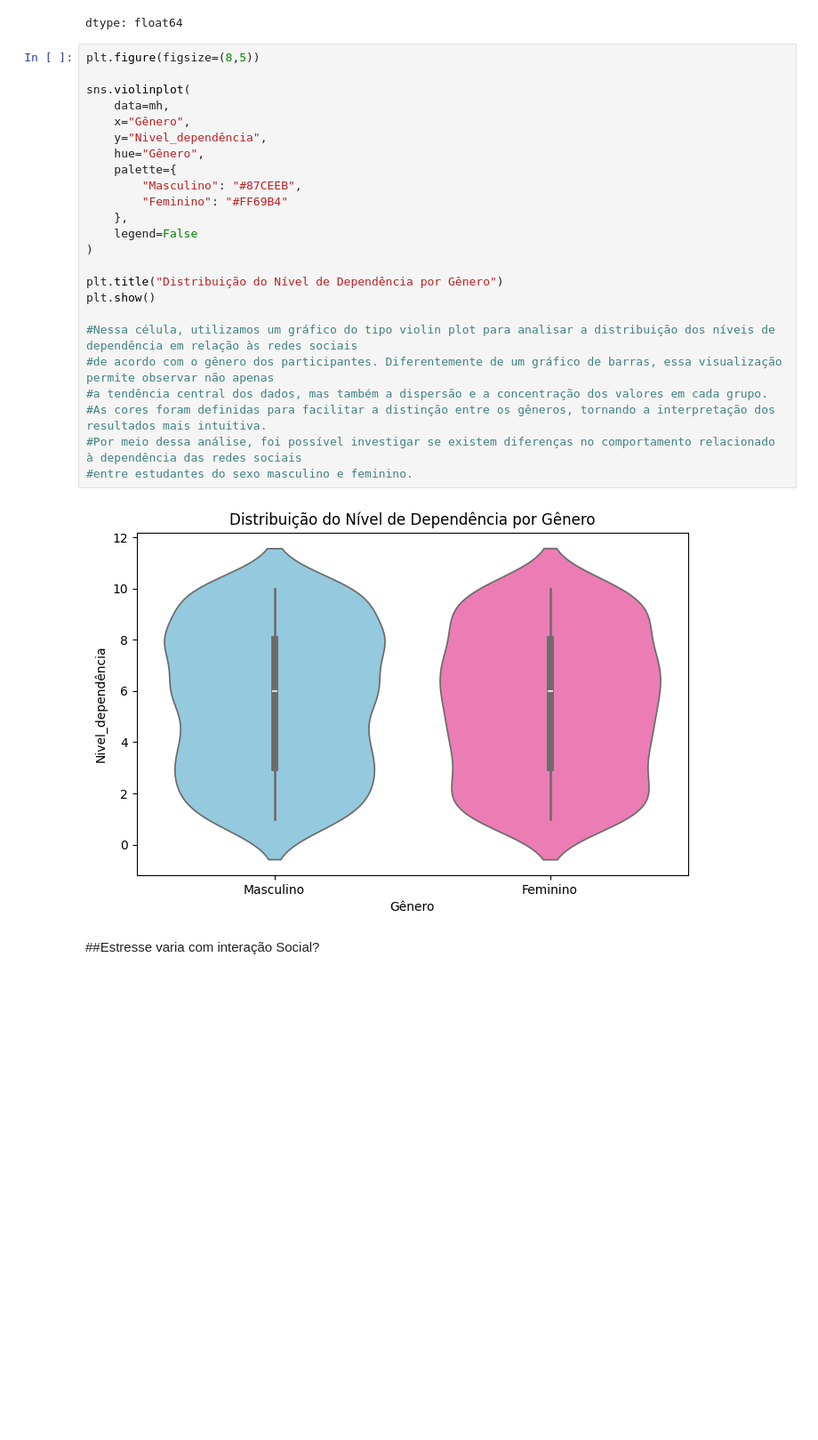
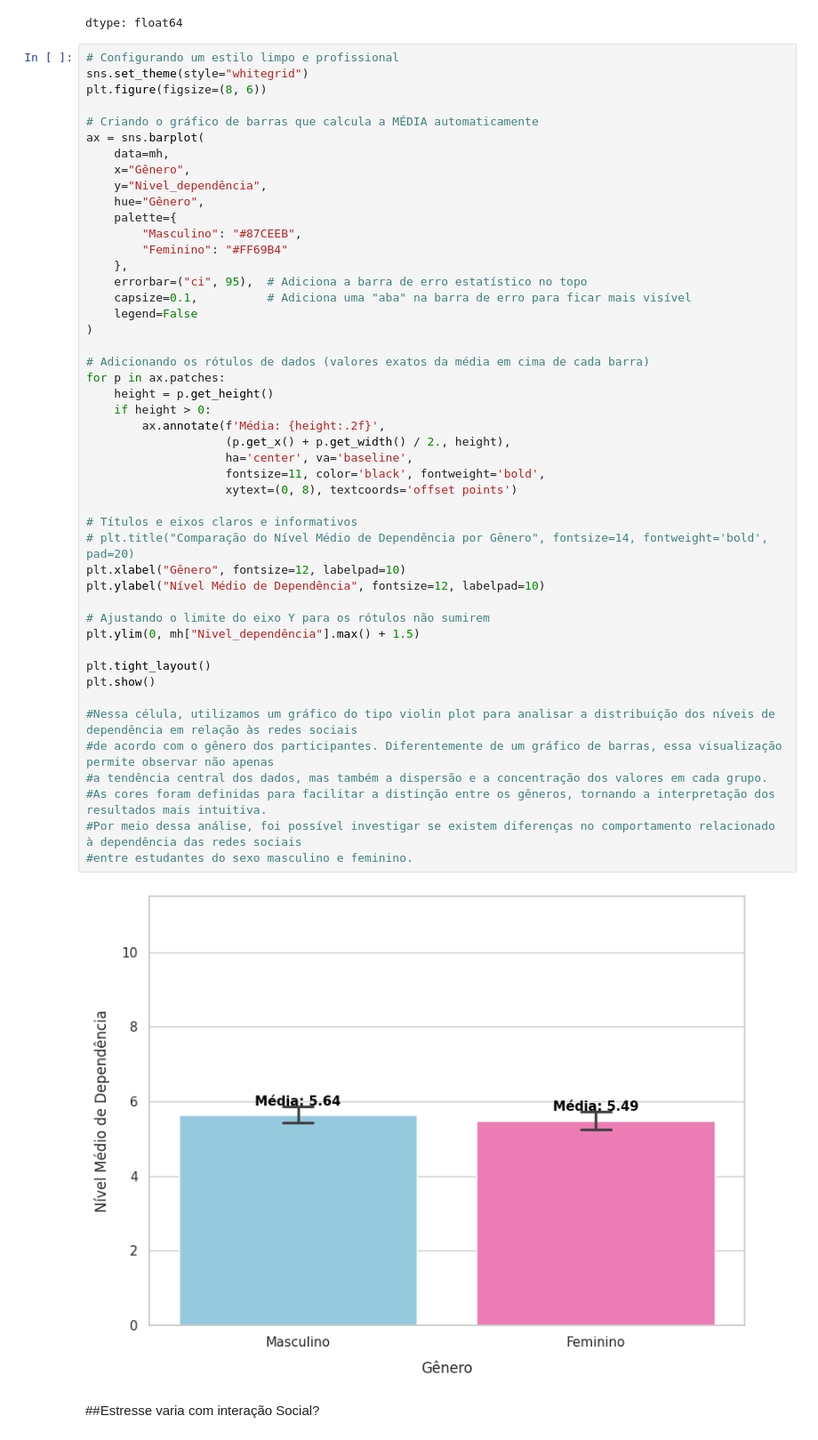
Before and after one commit to Alvenato/Introducao-a-Ciencia-de-Dados, a Jupyter notebook: Análise_Exploratória_da_Saúde_Mental_de_Adolescentes.ipynb, the cells around one changed output. Shown at 89% size. Cells and saved outputs as stored; diff of their text form; blank space fills up the shorter version.

```diff
--- a/Análise_Exploratória_da_Saúde_Mental_de_Adolescentes.ipynb
+++ b/Análise_Exploratória_da_Saúde_Mental_de_Adolescentes.ipynb
@@ -401,31 +424,54 @@ mh.groupby("Gênero")["Nivel_dependência"].mean()
 | Masculino | 5.64065 |
 dtype: float64
 # %%
-plt.figure(figsize=(8,5))
+# Configurando um estilo limpo e profissional
+sns.set_theme(style="whitegrid")
+plt.figure(figsize=(8, 6))
 
-sns.violinplot(
+# Criando o gráfico de barras que calcula a MÉDIA automaticamente
+ax = sns.barplot(
     data=mh,
     x="Gênero",
     y="Nivel_dependência",
     hue="Gênero",
     palette={
         "Masculino": "#87CEEB",
         "Feminino": "#FF69B4"
     },
+    errorbar=("ci", 95),  # Adiciona a barra de erro estatístico no topo
+    capsize=0.1,          # Adiciona uma "aba" na barra de erro para ficar mais visível
     legend=False
 )
 
-plt.title("Distribuição do Nível de Dependência por Gênero")
+# Adicionando os rótulos de dados (valores exatos da média em cima de cada barra)
+for p in ax.patches:
+    height = p.get_height()
+    if height > 0:
+        ax.annotate(f'Média: {height:.2f}',
+                    (p.get_x() + p.get_width() / 2., height),
+                    ha='center', va='baseline',
+                    fontsize=11, color='black', fontweight='bold',
+                    xytext=(0, 8), textcoords='offset points')
+
+# Títulos e eixos claros e informativos
+# plt.title("Comparação do Nível Médio de Dependência por Gênero", fontsize=14, fontweight='bold', pad=20)
+plt.xlabel("Gênero", fontsize=12, labelpad=10)
+plt.ylabel("Nível Médio de Dependência", fontsize=12, labelpad=10)
+
+# Ajustando o limite do eixo Y para os rótulos não sumirem
+plt.ylim(0, mh["Nivel_dependência"].max() + 1.5)
+
+plt.tight_layout()
 plt.show()
 
 #Nessa célula, utilizamos um gráfico do tipo violin plot para analisar a distribuição dos níveis de dependência em relação às redes sociais
 #de acordo com o gênero dos participantes. Diferentemente de um gráfico de barras, essa visualização permite observar não apenas
 #a tendência central dos dados, mas também a dispersão e a concentração dos valores em cada grupo.
 #As cores foram definidas para facilitar a distinção entre os gêneros, tornando a interpretação dos resultados mais intuitiva.
 #Por meio dessa análise, foi possível investigar se existem diferenças no comportamento relacionado à dependência das redes sociais
 #entre estudantes do sexo masculino e feminino.
 # %% [output]
-[figure, old version]
+[figure, new version]
 # %% [markdown]
 ##Estresse varia com interação Social?
 # %%
```
Also changed, not shown: parts of 12 cells of this notebook.
